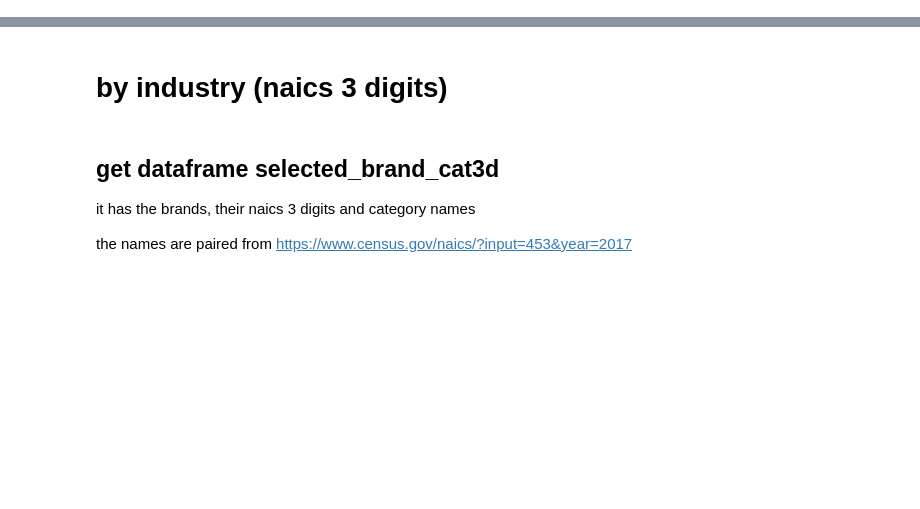
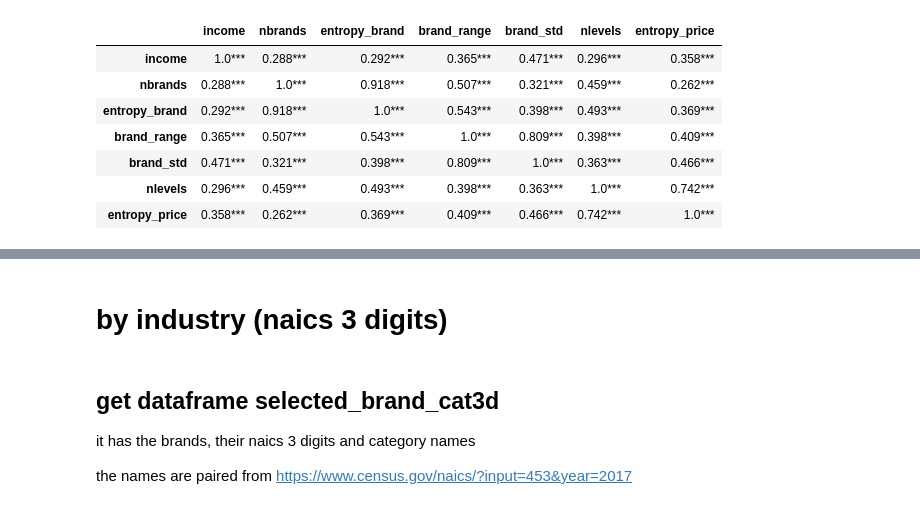
Before and after one commit to yuanmohe/SafeGraph_comsumption_diversity, a Jupyter notebook: 05_diversity.ipynb, the cells around one changed output, grey strips where cells are left out. Saved outputs shown, nothing was run; the diff lists cells and outputs as text; code cells hidden in the pictures; blank space fills up the shorter version.

```diff
--- a/05_diversity.ipynb
+++ b/05_diversity.ipynb
@@ -25,2 +23,12 @@ income_edu_diver = income_diversity.merge(cbg_edu, left_index = True, right_inde
 # %%
-# dt.corr_table(income_diversity).to_excel('Appendix/income_diversity_corr.xlsx')
+dt.corr_table(income_diversity)
+# dt.corr_table(income_diversity).to_excel('Appendix/TableA2_income_diversity_corr.xlsx')
+# %% [output]
+|  | income | nbrands | entropy_brand | brand_range | brand_std | nlevels | entropy_price |
+| income | 1.0*** | 0.288*** | 0.292*** | 0.365*** | 0.471*** | 0.296*** | 0.358*** |
+| nbrands | 0.288*** | 1.0*** | 0.918*** | 0.507*** | 0.321*** | 0.459*** | 0.262*** |
+| entropy_brand | 0.292*** | 0.918*** | 1.0*** | 0.543*** | 0.398*** | 0.493*** | 0.369*** |
+| brand_range | 0.365*** | 0.507*** | 0.543*** | 1.0*** | 0.809*** | 0.398*** | 0.409*** |
+| brand_std | 0.471*** | 0.321*** | 0.398*** | 0.809*** | 1.0*** | 0.363*** | 0.466*** |
+| nlevels | 0.296*** | 0.459*** | 0.493*** | 0.398*** | 0.363*** | 1.0*** | 0.742*** |
+| entropy_price | 0.358*** | 0.262*** | 0.369*** | 0.409*** | 0.466*** | 0.742*** | 1.0*** |
```
Also changed, not shown: parts of 17 cells of this notebook, 2 other files.
